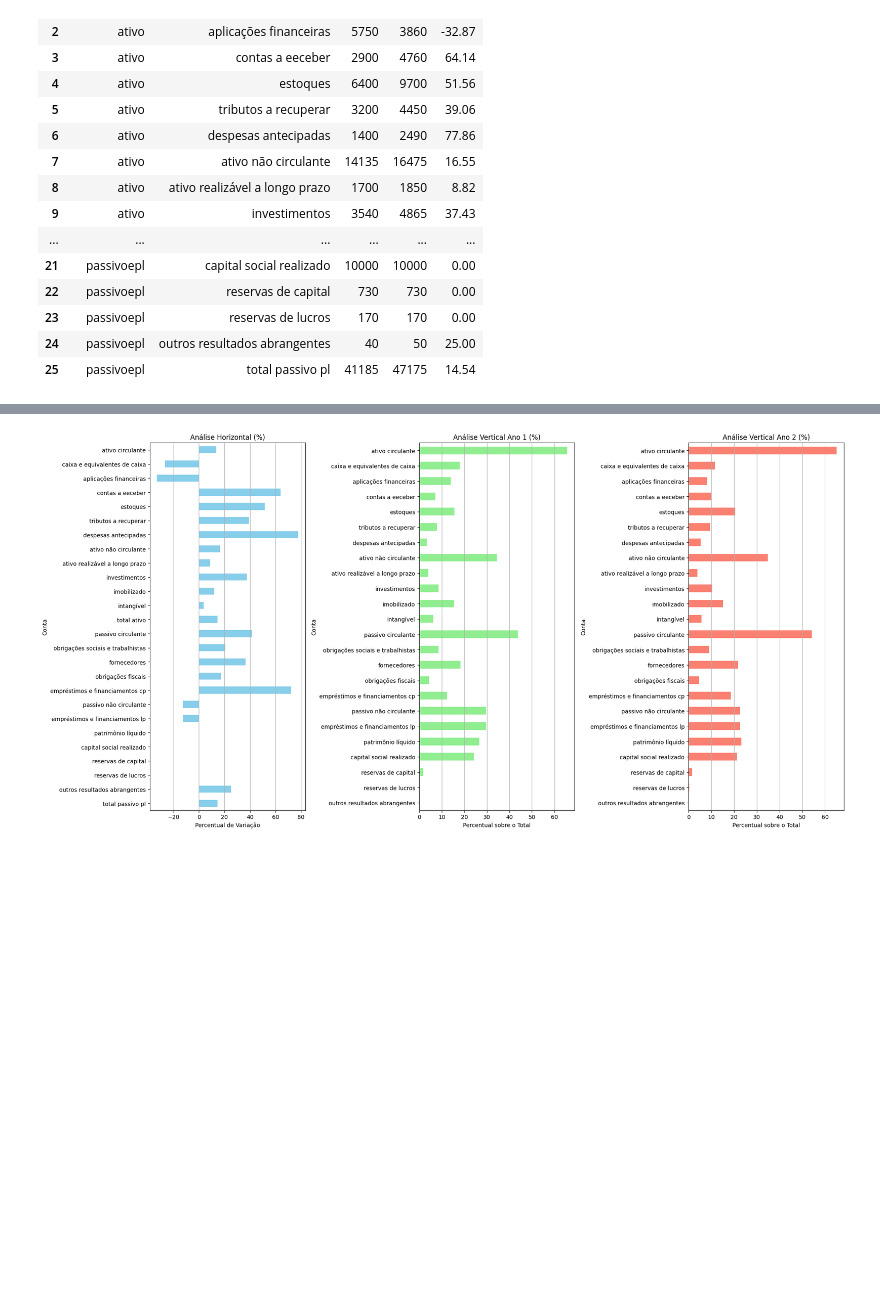
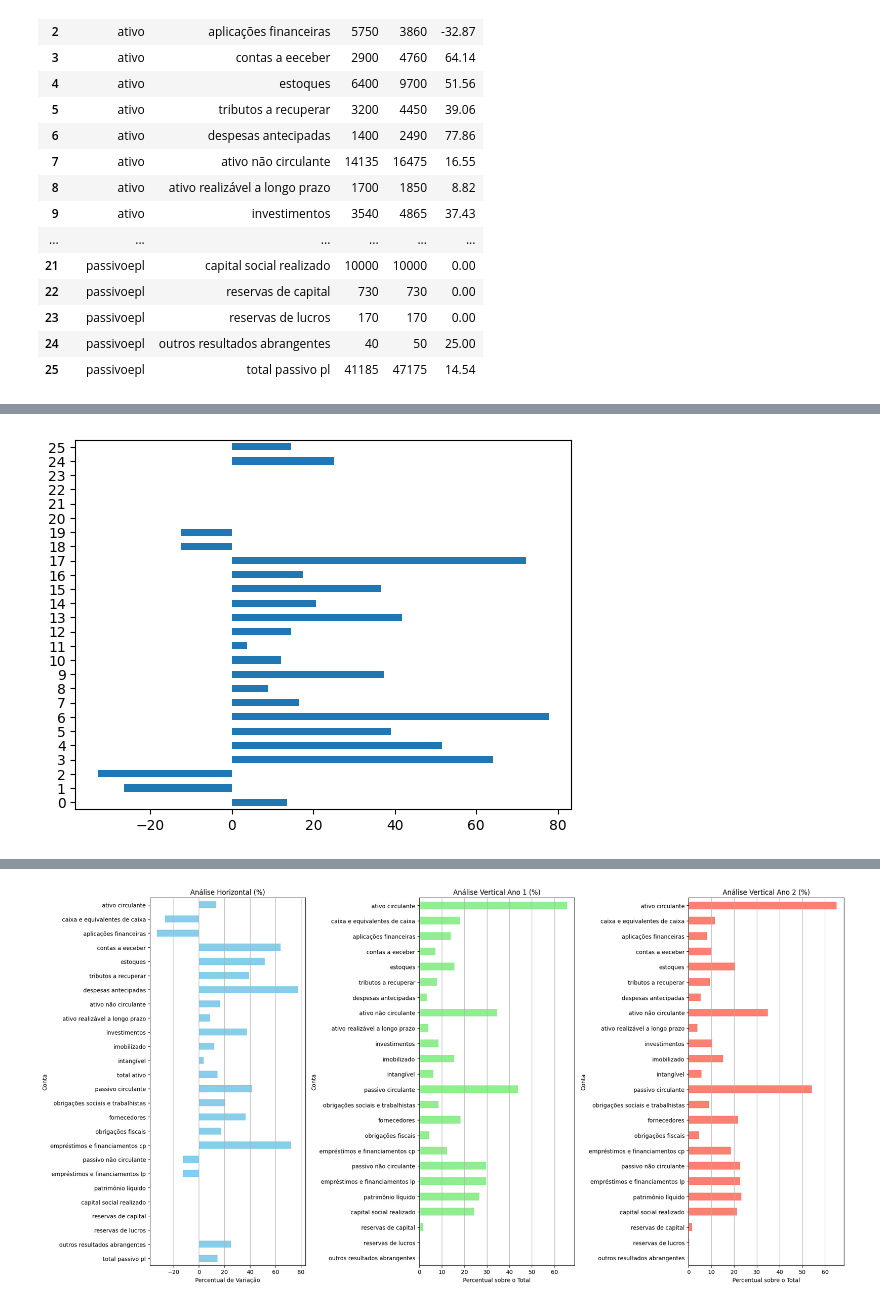
Before and after one commit to jeffersonramelo/Analise_DCs, a Jupyter notebook: AVeAH.ipynb, the cells around one changed output, grey strips where cells are left out. Cells and saved outputs as stored; diff of their text form; code cells hidden in the pictures; blank space fills up the shorter version.

```diff
--- a/AVeAH.ipynb
+++ b/AVeAH.ipynb
@@ -84,0 +207,7 @@ df
+# %%
+##kind=bar faz barras verticais e kind=barh faz barras horizontais
+import matplotlib.pyplot as plt
+df["ah(%)"].plot(kind='barh')
+plt.show()
+# %% [output]
+[figure, added]
```
Also changed, not shown: parts of 12 cells of this notebook.
